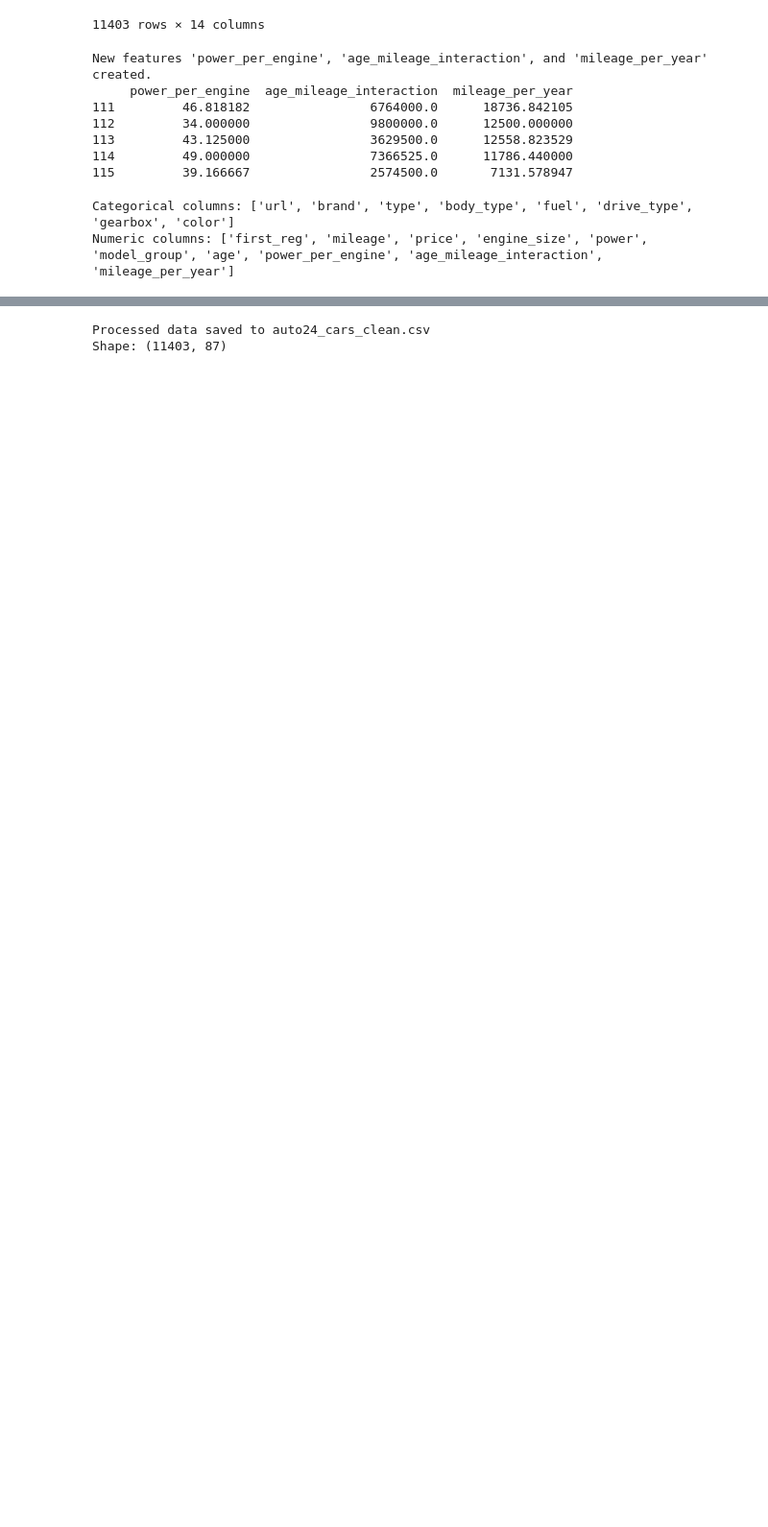
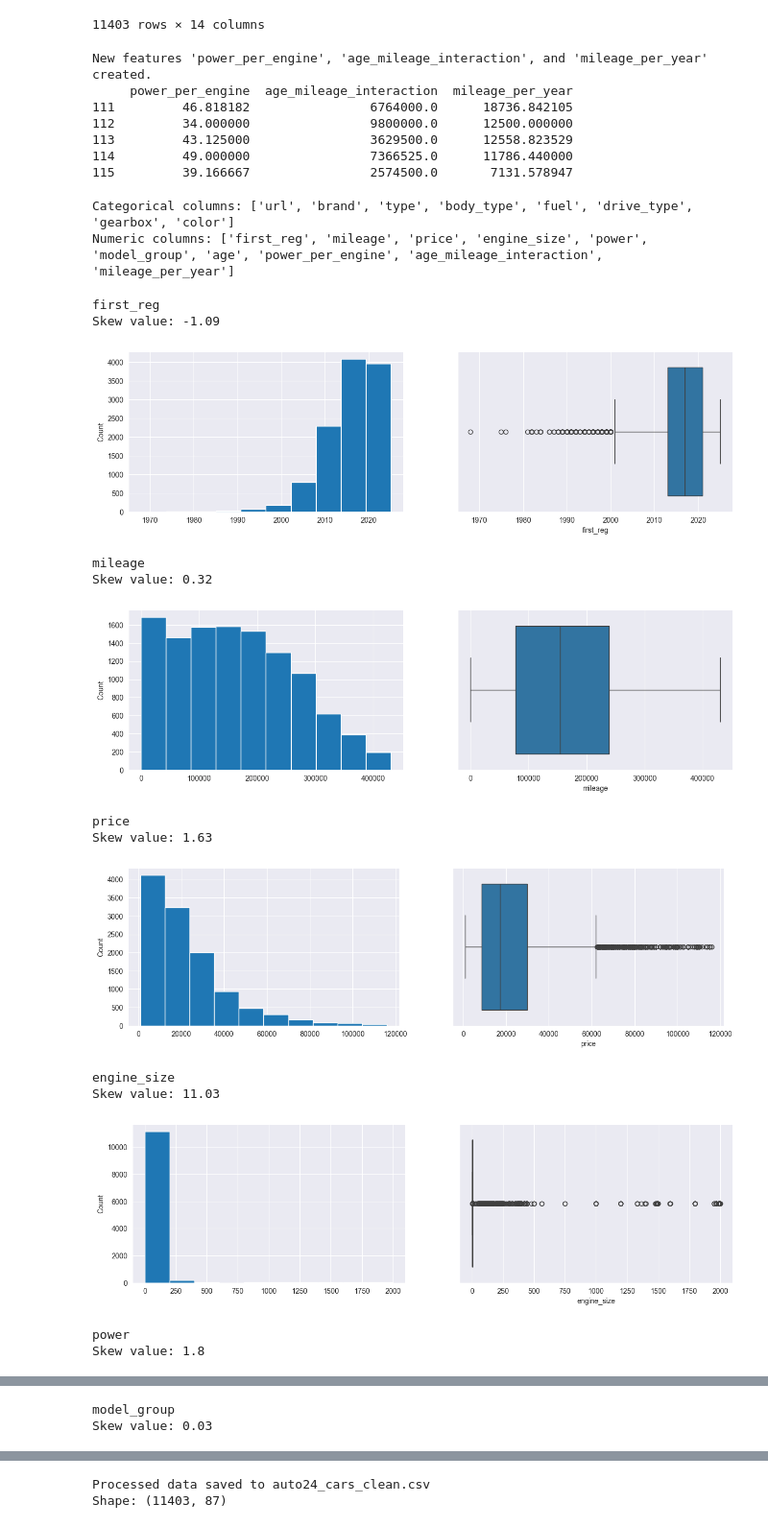
Before and after one commit to satqan/mtat.03.227-car-price-prediction, a Jupyter notebook: prepare_data.ipynb, the cells around one changed output, grey strips where cells are left out. Shown: that part at 96% size. Saved outputs shown, nothing was run; the diff lists cells and outputs as text; code cells hidden in the pictures; blank space fills up the shorter version.

```diff
--- a/prepare_data.ipynb
+++ b/prepare_data.ipynb
@@ -432,3 +428,32 @@ print("Numeric columns:", num_cols)
 # %% [output]
 Categorical columns: ['url', 'brand', 'type', 'body_type', 'fuel', 'drive_type', 'gearbox', 'color']
 Numeric columns: ['first_reg', 'mileage', 'price', 'engine_size', 'power', 'model_group', 'age', 'power_per_engine', 'age_mileage_interaction', 'mileage_per_year']
+# %%
+import matplotlib.pyplot as plt
+import seaborn as sns
+
+for col in num_cols:
+    print(col)
+    print('Skew value:', round(df[col].skew(), 2))
+    plt.figure(figsize = (15, 4))
+    plt.subplot(1, 2, 1)
+    df[col].hist(grid=True)
+    plt.ylabel('Count')
+    plt.subplot(1, 2, 2)
+    sns.boxplot(x=df[col])
+    plt.show()
+# %% [output]
+first_reg
+Skew value: -1.09
+[figure, added]
+mileage
+Skew value: 0.32
+[figure, added]
+price
+Skew value: 1.63
+[figure, added]
+engine_size
+Skew value: 11.03
+[figure, added]
+power
+Skew value: 1.8
@@ -434,0 +461,2 @@ Numeric columns: ['first_reg', 'mileage', 'price', 'engine_size', 'power', 'mode
+model_group
+Skew value: 0.03
```
Also changed, not shown: parts of 7 cells of this notebook, 2 other files.
